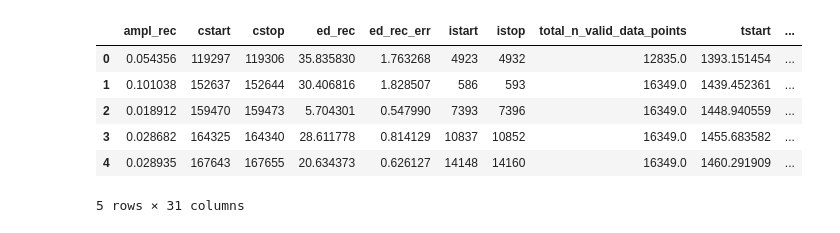
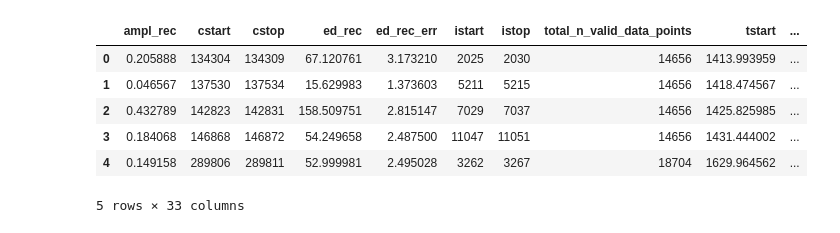
Before and after one commit to ekaterinailin/TESS_UCD_flares, a Jupyter notebook: notebook/NB5_post_analysis.ipynb, the cells around one changed output. Cells and saved outputs as stored; diff of their text form; code cells hidden in the pictures.

```diff
--- a/notebook/NB5_post_analysis.ipynb
+++ b/notebook/NB5_post_analysis.ipynb
@@ -10,28 +10,28 @@ from funcs.ffd import FFD
 import time
 tstamp = time.strftime("%d_%m_%Y_%H_%M", time.localtime())
 # %%
-df = pd.read_csv("../flare_tables/20200218_vetted_flares.csv",
+df = pd.read_csv("../flare_tables/20200225_vetted_flares.csv",
                 names=['ampl_rec','cstart','cstop','ed_rec','ed_rec_err',
                     'istart', 'istop','total_n_valid_data_points',
                     'tstart', 'tstop',  'dur', 'ed_ratio','ed_ratio_count',
             'amplitude_ratio','amplitude_ratio_count','duration_ratio','duration_ratio_count',
             'amplitude_corr','duration_corr','ed_corr','recovery_probability','recovery_probability_count',
             'ed_ratio_std','amplitude_ratio_std','duration_ratio_std','recovery_probability_std',
             'ed_corr_err','amplitude_corr_err','duration_corr_err',"TIC","sector"])
 
-#spts = pd.read_csv("../flare_tables/spts.csv")
+spts = pd.read_csv("../flare_tables/spts.csv")
 
-#spts.head()
-#df = df.merge(spts[["TIC","spt","TESSmag"]],on="TIC")
+spts.head()
+df = df.merge(spts[["TIC","spt","TESSmag"]],on="TIC")
 df.head()
 # %% [output]
 |  | ampl_rec | cstart | cstop | ed_rec | ed_rec_err | istart | istop | total_n_valid_data_points | tstart | ... |
-| 0 | 0.054356 | 119297 | 119306 | 35.835830 | 1.763268 | 4923 | 4932 | 12835.0 | 1393.151454 | ... |
-| 1 | 0.101038 | 152637 | 152644 | 30.406816 | 1.828507 | 586 | 593 | 16349.0 | 1439.452361 | ... |
-| 2 | 0.018912 | 159470 | 159473 | 5.704301 | 0.547990 | 7393 | 7396 | 16349.0 | 1448.940559 | ... |
-| 3 | 0.028682 | 164325 | 164340 | 28.611778 | 0.814129 | 10837 | 10852 | 16349.0 | 1455.683582 | ... |
-| 4 | 0.028935 | 167643 | 167655 | 20.634373 | 0.626127 | 14148 | 14160 | 16349.0 | 1460.291909 | ... |
+| 0 | 0.205888 | 134304 | 134309 | 67.120761 | 3.173210 | 2025 | 2030 | 14656 | 1413.993959 | ... |
+| 1 | 0.046567 | 137530 | 137534 | 15.629983 | 1.373603 | 5211 | 5215 | 14656 | 1418.474567 | ... |
+| 2 | 0.432789 | 142823 | 142831 | 158.509751 | 2.815147 | 7029 | 7037 | 14656 | 1425.825985 | ... |
+| 3 | 0.184068 | 146868 | 146872 | 54.249658 | 2.487500 | 11047 | 11051 | 14656 | 1431.444002 | ... |
+| 4 | 0.149158 | 289806 | 289811 | 52.999981 | 2.495028 | 3262 | 3267 | 18704 | 1629.964562 | ... |
-5 rows × 31 columns
+5 rows × 33 columns
 # %%
 totobs = df.groupby(["TIC","sector"]).total_n_valid_data_points.apply(lambda x: x.iloc[0]).sum()/30./24./365.25
 # %%
```
Also changed, not shown: parts of 14 cells of this notebook, 3 other files.
